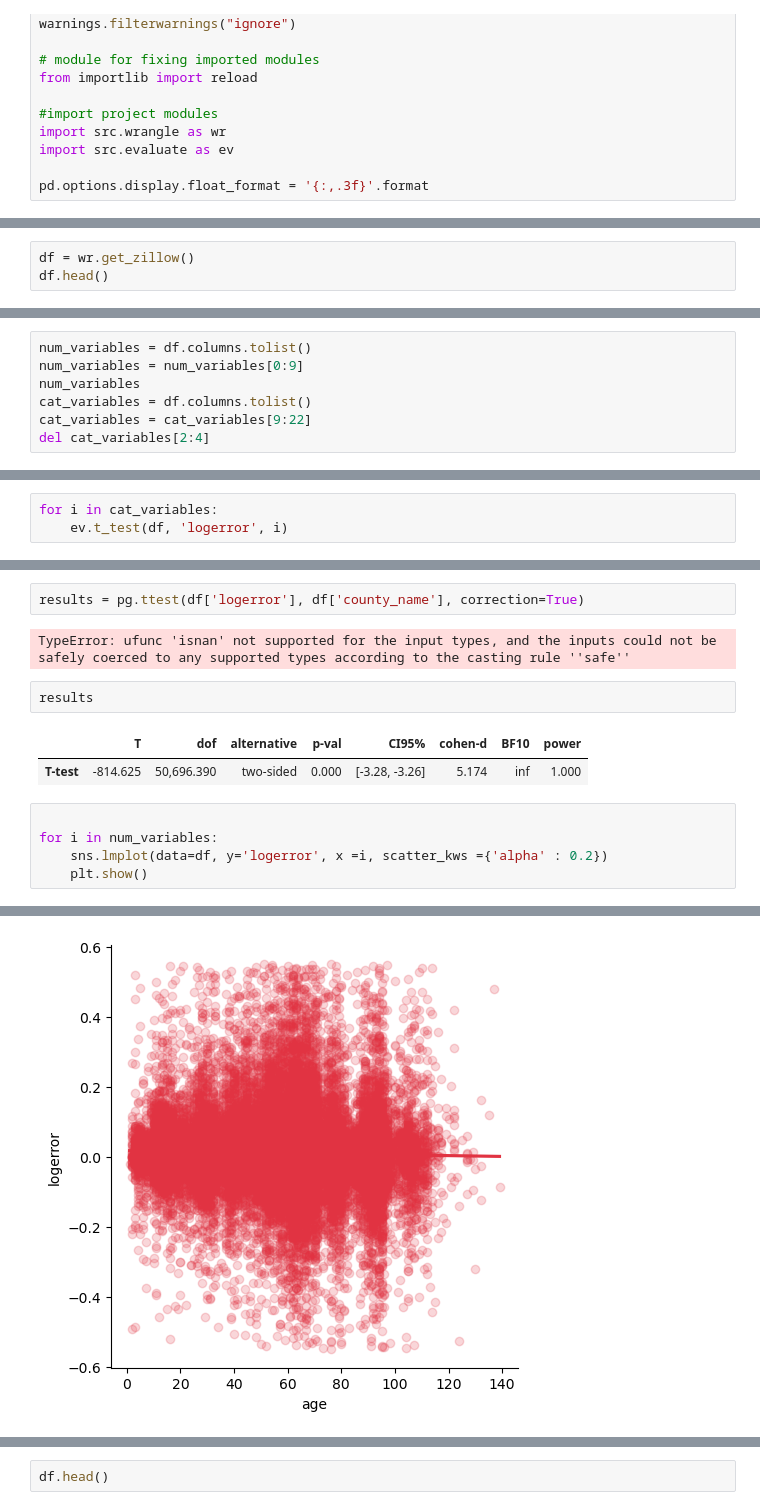
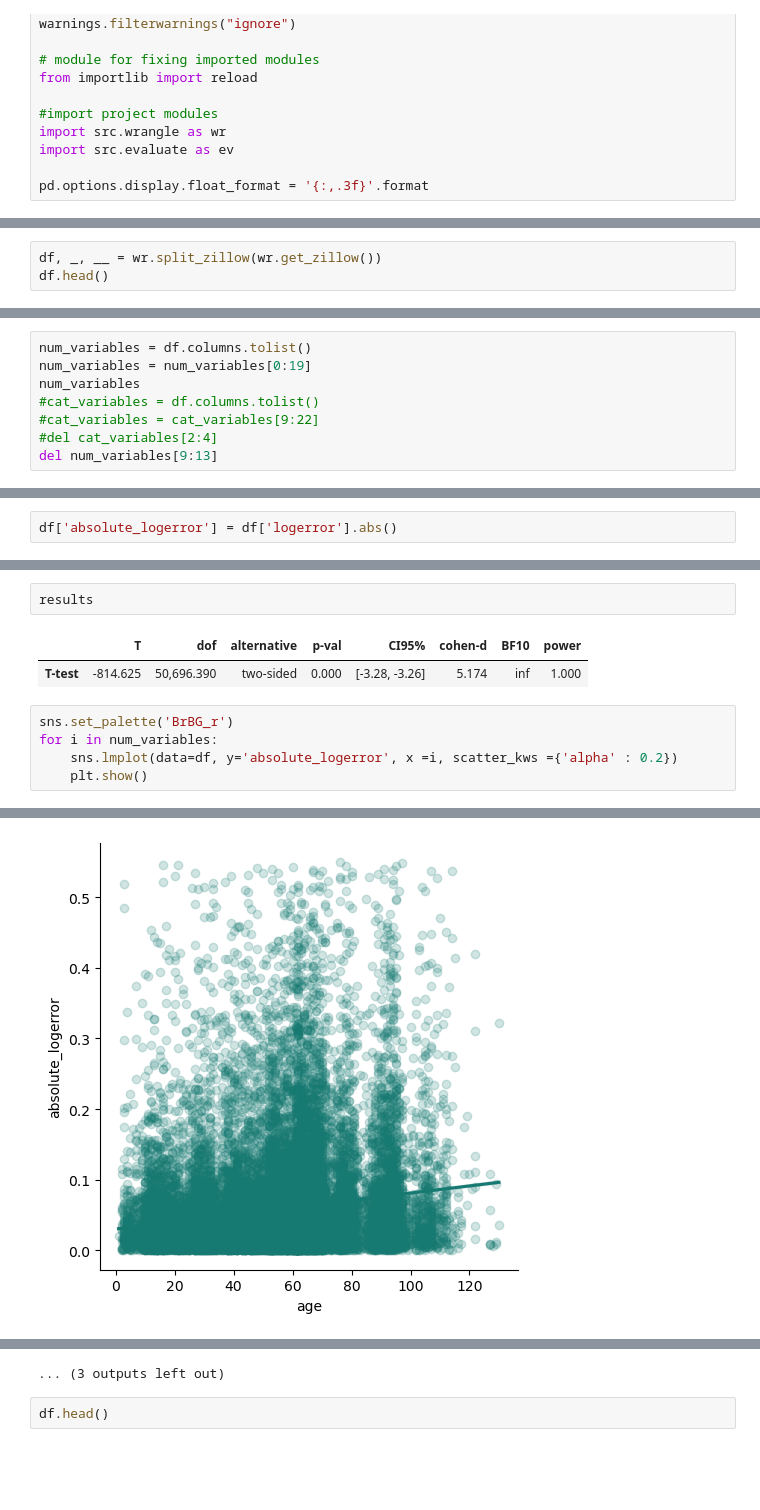
Before and after one commit to codeup-nadia-chris/clustering-project, a Jupyter notebook: chris_work_in_progress.ipynb, the cells around one changed output, grey strips where cells are left out. Cells and saved outputs as stored; diff of their text form; blank space fills up the shorter version.

Commit message:
Fixed Pearson Statitical tests and graphic for displaying their results effectively

```diff
--- a/chris_work_in_progress.ipynb
+++ b/chris_work_in_progress.ipynb
@@ -28,3 +28,3 @@ reload(wr)
 # %%
-df = wr.get_zillow()
+df, _, __ = wr.split_zillow(wr.get_zillow())
 df.head()
@@ -144,7 +81,8 @@ test = wr.transform_columns(test)
 # %%
 num_variables = df.columns.tolist()
-num_variables = num_variables[0:9]
+num_variables = num_variables[0:19]
 num_variables
-cat_variables = df.columns.tolist()
-cat_variables = cat_variables[9:22]
-del cat_variables[2:4]
+#cat_variables = df.columns.tolist()
+#cat_variables = cat_variables[9:22]
+#del cat_variables[2:4]
+del num_variables[9:13]
@@ -150,0 +109,2 @@ del cat_variables[2:4]
+# %%
+df['absolute_logerror'] = df['logerror'].abs()
@@ -177,3 +206,0 @@ KeyError: False
-# %%
-for i in cat_variables:
-    ev.t_test(df, 'logerror', i)
@@ -194,15 +207,11 @@ import pingouin as pg
-# %%
-results = pg.ttest(df['logerror'], df['county_name'], correction=True)
-# %% [output]
-TypeError: ufunc 'isnan' not supported for the input types, and the inputs could not be safely coerced to any supported types according to the casting rule ''safe''
 # %%
 results
 # %% [output]
 |  | T | dof | alternative | p-val | CI95% | cohen-d | BF10 | power |
 | T-test | -814.625 | 50,696.390 | two-sided | 0.000 | [-3.28, -3.26] | 5.174 | inf | 1.000 |
 # %%
-
+sns.set_palette('BrBG_r')
 for i in num_variables:
-    sns.lmplot(data=df, y='logerror', x =i, scatter_kws ={'alpha' : 0.2})
+    sns.lmplot(data=df, y='absolute_logerror', x =i, scatter_kws ={'alpha' : 0.2})
     plt.show()
 # %% [output]
@@ -212 +221 @@ for i in num_variables:
-[figure, old version]
+[figure, new version]
@@ -218,3 +230,4 @@ for i in num_variables:
+... (3 outputs left out)
 # %%
 df.head()
 # %% [output]
```
Also changed, not shown: parts of 34 cells of this notebook, 1 other file.
